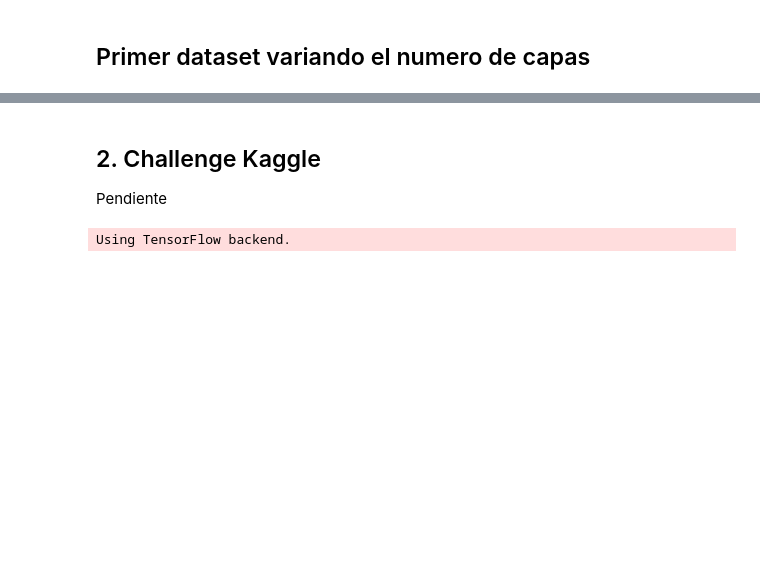
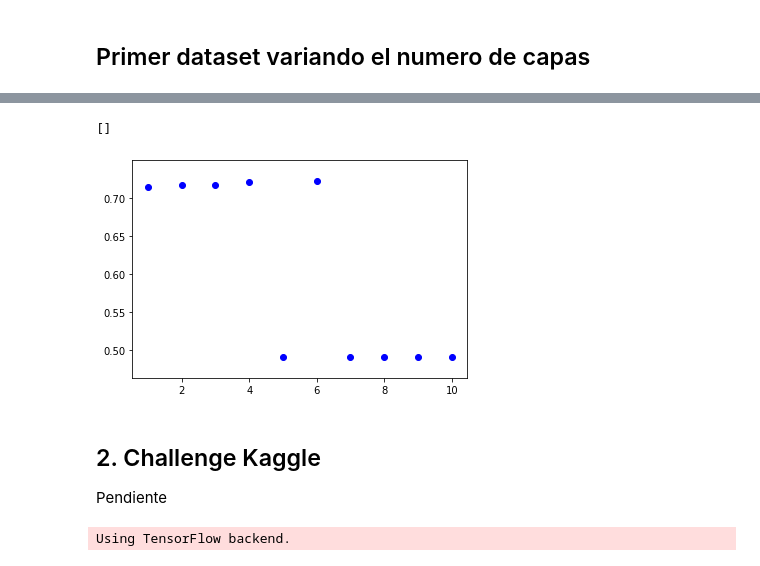
Before and after one commit to jpcastillog/Taller1-ANN, a Jupyter notebook: Taller1.ipynb, the cells around one changed output, grey strips where cells are left out. Drawn from its saved outputs; the diff is of its cells as text; code cells hidden in the pictures; blank space fills up the shorter version.

```diff
--- a/Taller1.ipynb
+++ b/Taller1.ipynb
@@ -369,0 +405,21 @@ hola
+# %%
+X_train, X_test, y_train, y_test = train_test_split(df1, df2, test_size=0.2)
+#model = Sequential()
+#model.add(Dense(22,input_shape=(25,), activation = 'relu'))
+capas = [1,2,3,4,5,6,7,8,9,10]
+resultados_nc = []
+neuronas = 14
+for j in range(0,len(capas)):
+    model = Sequential()
+    neuro = neuronas//capas[j]
+    model.add(Dense(neuro,input_shape=(25,), activation = 'relu'))
+    for i in range(0,capas[j]):
+        model.add(Dense(neuro,activation = 'relu'))
+    model.add(Dense(1,activation='sigmoid'))
+    model.compile(loss='binary_crossentropy', optimizer=Adam(lr=0.001), metrics = ['accuracy'])
+    earlystopper = EarlyStopping(monitor='val_loss', min_delta=0, patience=15, verbose=1, mode='auto')
+    history = model.fit(X_train, y_train, epochs = 2000, validation_split = 0.15, verbose = 0,
+                    callbacks = [earlystopper])
+    loss, acc = model.evaluate(X_test, y_test)
+    resultados_nc.append((loss,acc))
+    clear_session()
@@ -369,0 +447,2 @@ hola
+# %%
+resultados_nc = [l[1] for l in resultados_nc]
@@ -370,3 +460,9 @@ hola
+# %%
+plt.scatter(capas,resultados_nc,c = 'b')
+plt.plot()
+# %% [output]
+[]
+[figure, added]
 # %% [markdown]
 #### <a id="segundo"></a>
 ## 2. Challenge Kaggle
```
Also changed, not shown: parts of 15 cells of this notebook.
